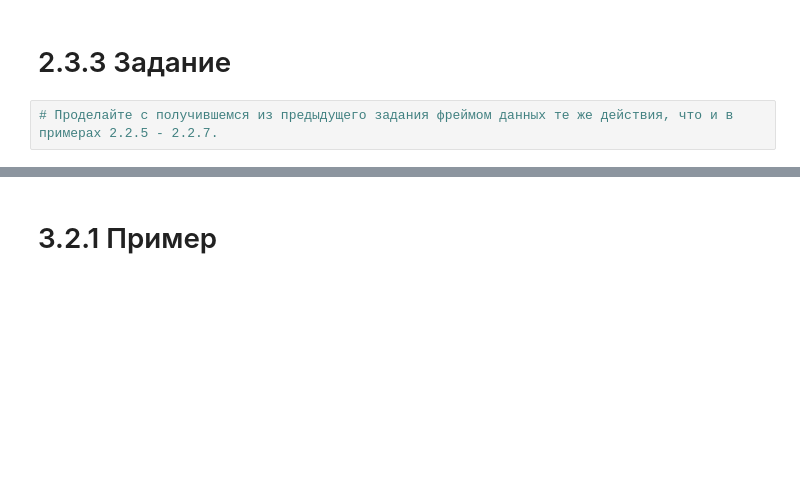
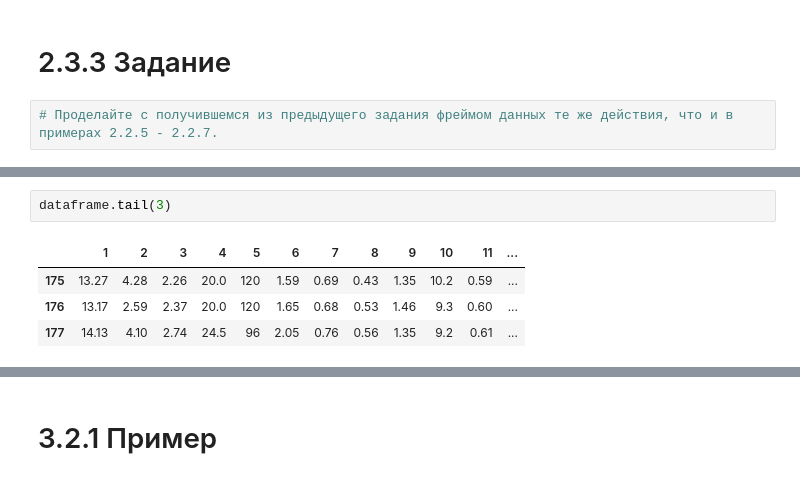
Before and after one commit to Dan1l0s/ai_pracs, a Jupyter notebook: Antonov_D_WorkBook2.ipynb, the cells around one changed output, grey strips where cells are left out. Drawn from its saved outputs; the diff is of its cells as text; blank space fills up the shorter version.

```diff
--- a/Antonov_D_WorkBook2.ipynb
+++ b/Antonov_D_WorkBook2.ipynb
@@ -377,0 +356,7 @@ print(dataframe[dataframe['4'] > 14].head(2))
+# %%
+dataframe.tail(3)
+# %% [output]
+|  | 1 | 2 | 3 | 4 | 5 | 6 | 7 | 8 | 9 | 10 | 11 | ... |
+| 175 | 13.27 | 4.28 | 2.26 | 20.0 | 120 | 1.59 | 0.69 | 0.43 | 1.35 | 10.2 | 0.59 | ... |
+| 176 | 13.17 | 2.59 | 2.37 | 20.0 | 120 | 1.65 | 0.68 | 0.53 | 1.46 | 9.3 | 0.60 | ... |
+| 177 | 14.13 | 4.10 | 2.74 | 24.5 | 96 | 2.05 | 0.76 | 0.56 | 1.35 | 9.2 | 0.61 | ... |
```
Also changed, not shown: parts of 13 cells of this notebook.
